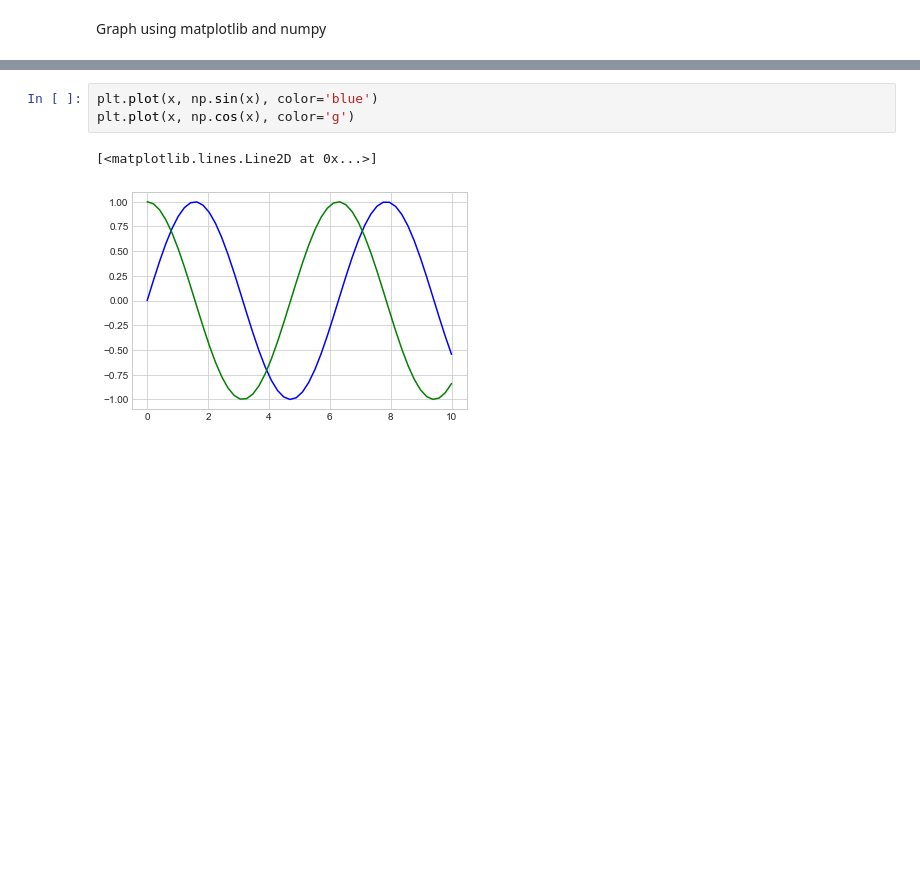
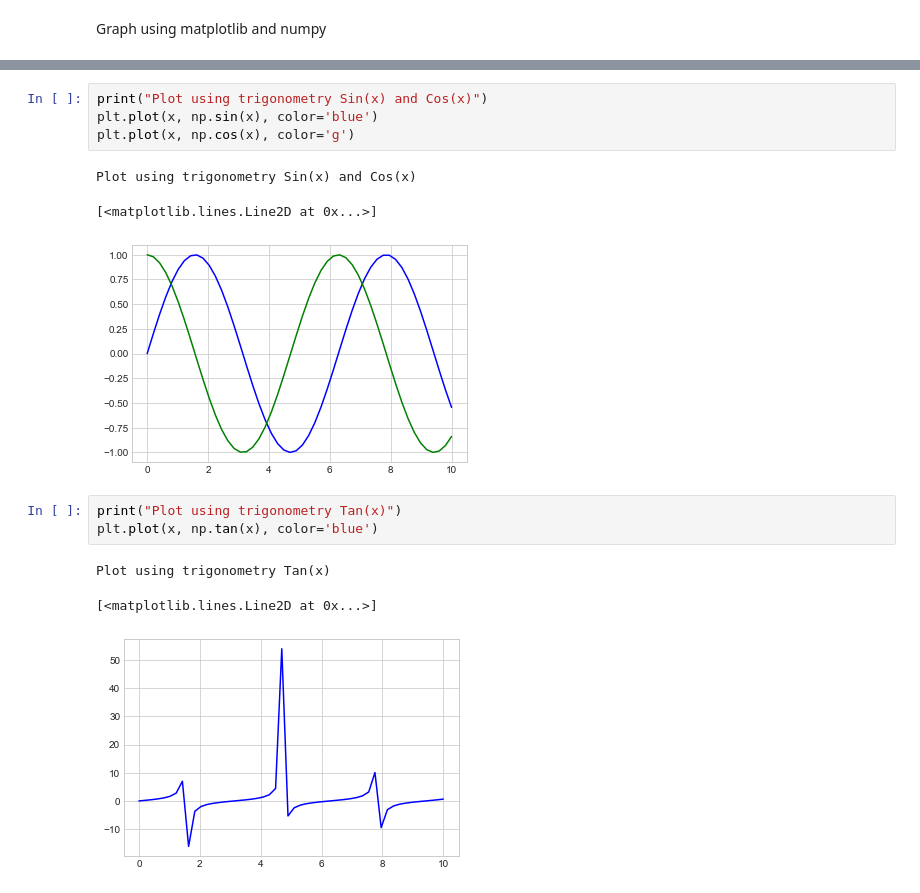
Before and after one commit to Sagarfh/AIwithPython, a Jupyter notebook: Module3/2.Graphs.ipynb, the cells around one changed output, grey strips where cells are left out. Saved outputs shown, nothing was run; the diff lists cells and outputs as text; blank space fills up the shorter version.

```diff
--- a/Module3/2.Graphs.ipynb
+++ b/Module3/2.Graphs.ipynb
@@ -99,7 +108,16 @@ plt.plot(x, np.sin(x), color='blue')
 [figure]
 # %%
+print("Plot using trigonometry Sin(x) and Cos(x)")
 plt.plot(x, np.sin(x), color='blue')
 plt.plot(x, np.cos(x), color='g')
 # %% [output]
-[<matplotlib.lines.Line2D at 0x...>]
+Plot using trigonometry Sin(x) and Cos(x)
+[<matplotlib.lines.Line2D at 0x...>]
 [figure]
+# %%
+print("Plot using trigonometry Tan(x)")
+plt.plot(x, np.tan(x), color='blue')
+# %% [output]
+Plot using trigonometry Tan(x)
+[<matplotlib.lines.Line2D at 0x...>]
+[figure, added]
```
Also changed, not shown: parts of 7 cells of this notebook.
